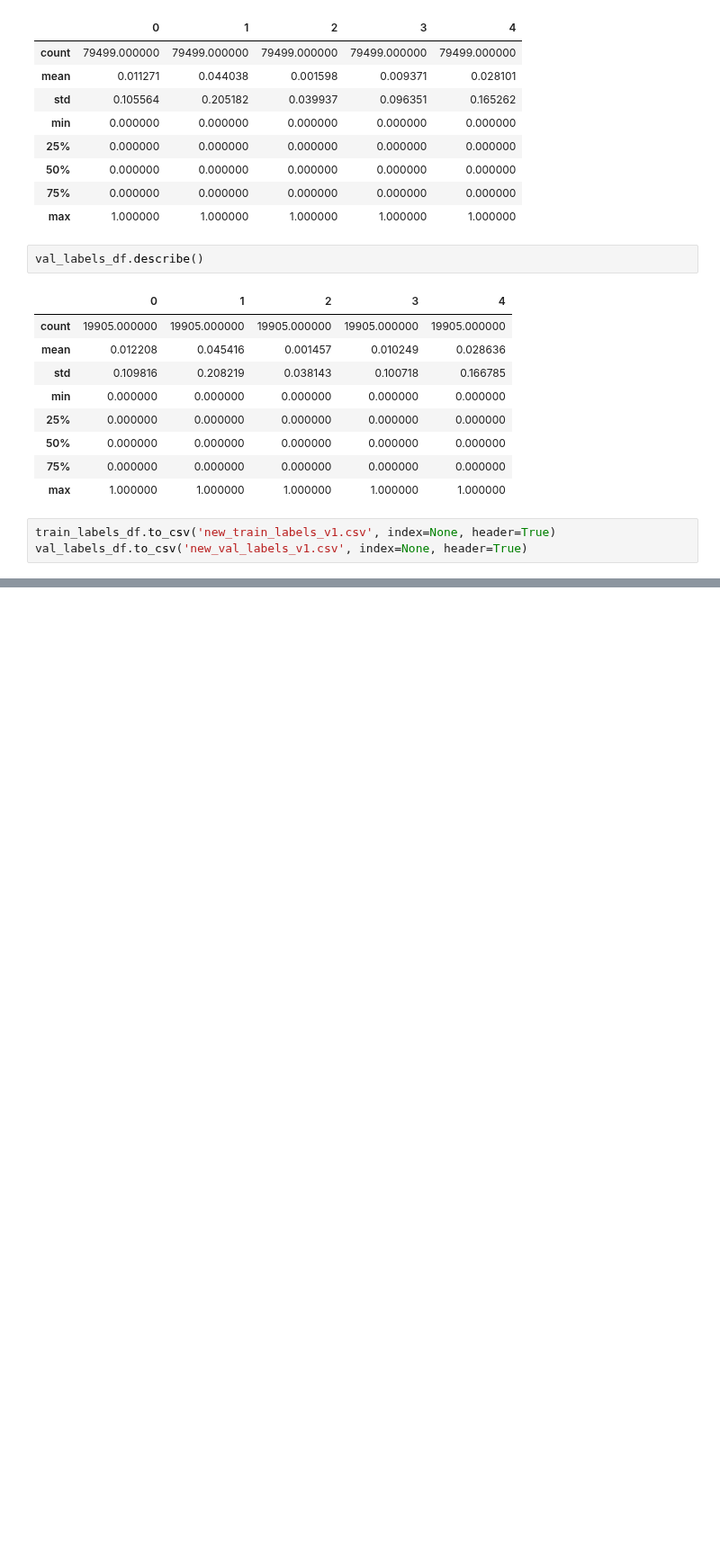
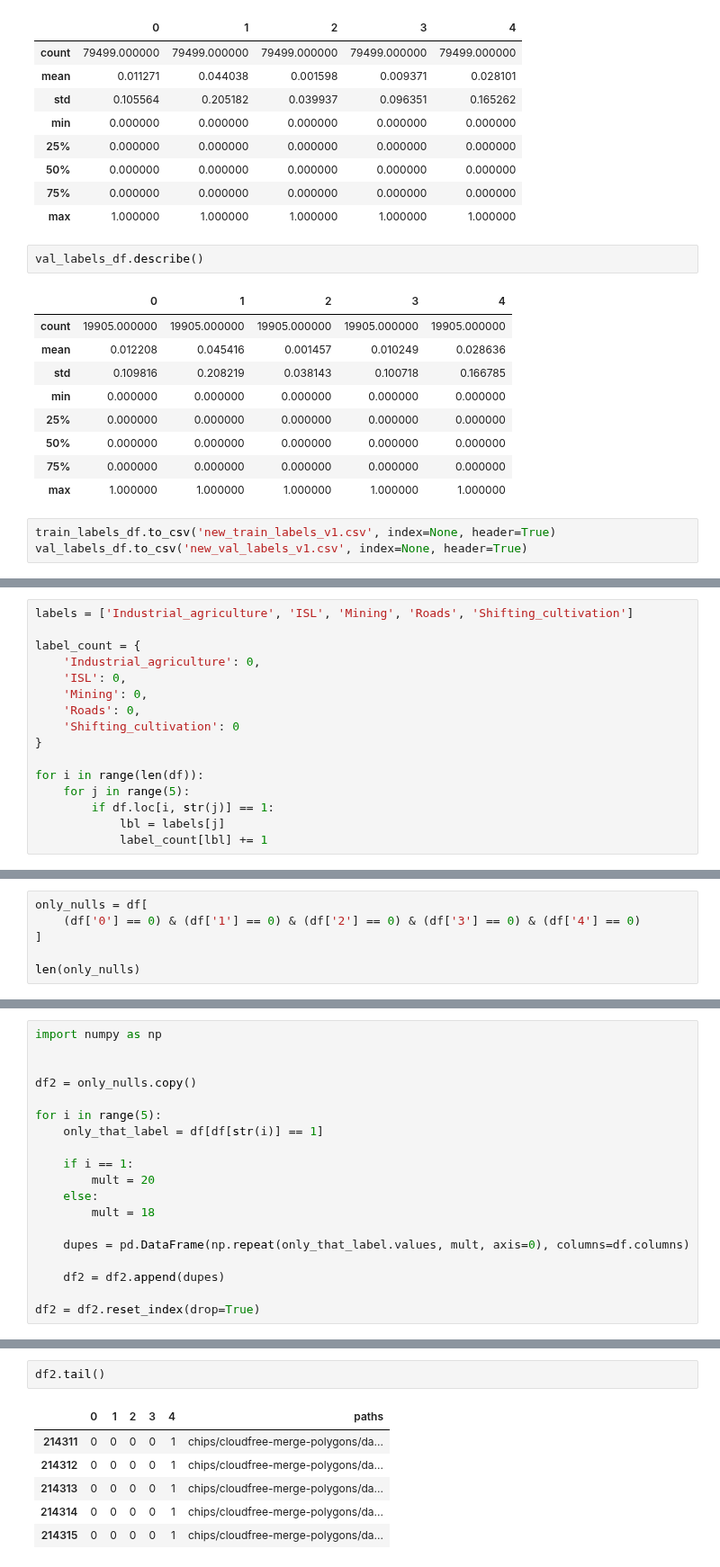
Before and after one commit to Project-Canopy/cb_feature_detection, a Jupyter notebook: data-prep/dataset_changes/train_val_test_split_make_csvs.ipynb, the cells around one changed output, grey strips where cells are left out. Shown at 90% size. Drawn from its saved outputs; the diff is of its cells as text; blank space fills up the shorter version.

```diff
--- a/data-prep/dataset_changes/train_val_test_split_make_csvs.ipynb
+++ b/data-prep/dataset_changes/train_val_test_split_make_csvs.ipynb
@@ -288,0 +357,16 @@ val_labels_df.to_csv('new_val_labels_v1.csv', index=None, header=True)
+# %%
+labels = ['Industrial_agriculture', 'ISL', 'Mining', 'Roads', 'Shifting_cultivation']
+
+label_count = {
+    'Industrial_agriculture': 0,
+    'ISL': 0,
+    'Mining': 0,
+    'Roads': 0,
+    'Shifting_cultivation': 0
+}
+
+for i in range(len(df)):
+    for j in range(5):
+        if df.loc[i, str(j)] == 1:
+            lbl = labels[j]
+            label_count[lbl] += 1
@@ -288,0 +413,6 @@ val_labels_df.to_csv('new_val_labels_v1.csv', index=None, header=True)
+# %%
+only_nulls = df[
+    (df['0'] == 0) & (df['1'] == 0) & (df['2'] == 0) & (df['3'] == 0) & (df['4'] == 0)
+]
+
+len(only_nulls)
@@ -288,0 +421,19 @@ val_labels_df.to_csv('new_val_labels_v1.csv', index=None, header=True)
+# %%
+import numpy as np
+
+
+df2 = only_nulls.copy()
+
+for i in range(5):
+    only_that_label = df[df[str(i)] == 1]
+
+    if i == 1:
+        mult = 20
+    else:
+        mult = 18
+
+    dupes = pd.DataFrame(np.repeat(only_that_label.values, mult, axis=0), columns=df.columns)
+
+    df2 = df2.append(dupes)
+
+df2 = df2.reset_index(drop=True)
@@ -288,0 +449,9 @@ val_labels_df.to_csv('new_val_labels_v1.csv', index=None, header=True)
+# %%
+df2.tail()
+# %% [output]
+|  | 0 | 1 | 2 | 3 | 4 | paths |
+| 214311 | 0 | 0 | 0 | 0 | 1 | chips/cloudfree-merge-polygons/da... |
+| 214312 | 0 | 0 | 0 | 0 | 1 | chips/cloudfree-merge-polygons/da... |
+| 214313 | 0 | 0 | 0 | 0 | 1 | chips/cloudfree-merge-polygons/da... |
+| 214314 | 0 | 0 | 0 | 0 | 1 | chips/cloudfree-merge-polygons/da... |
+| 214315 | 0 | 0 | 0 | 0 | 1 | chips/cloudfree-merge-polygons/da... |
```
Also changed, not shown: parts of 27 cells of this notebook, 4 other files.
